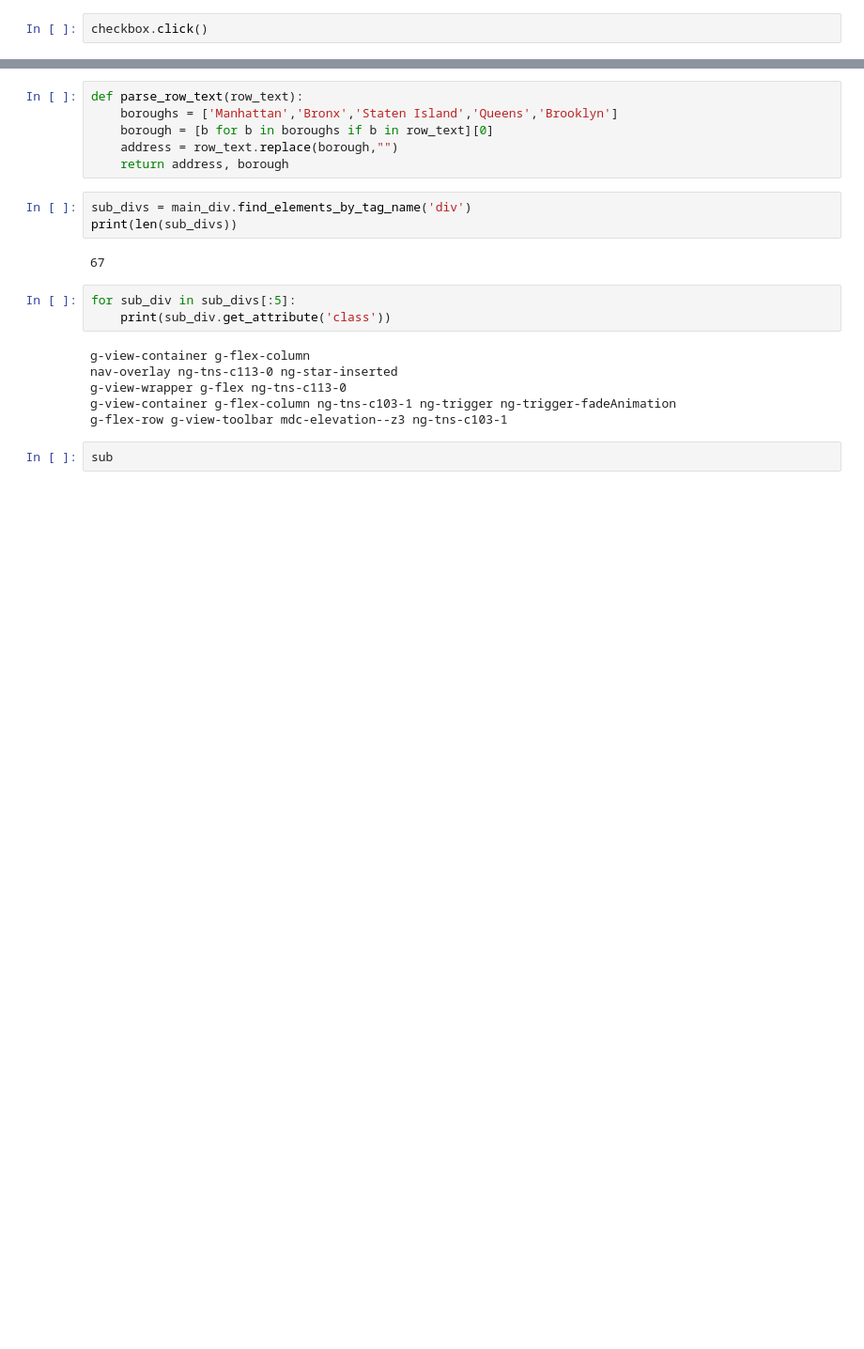
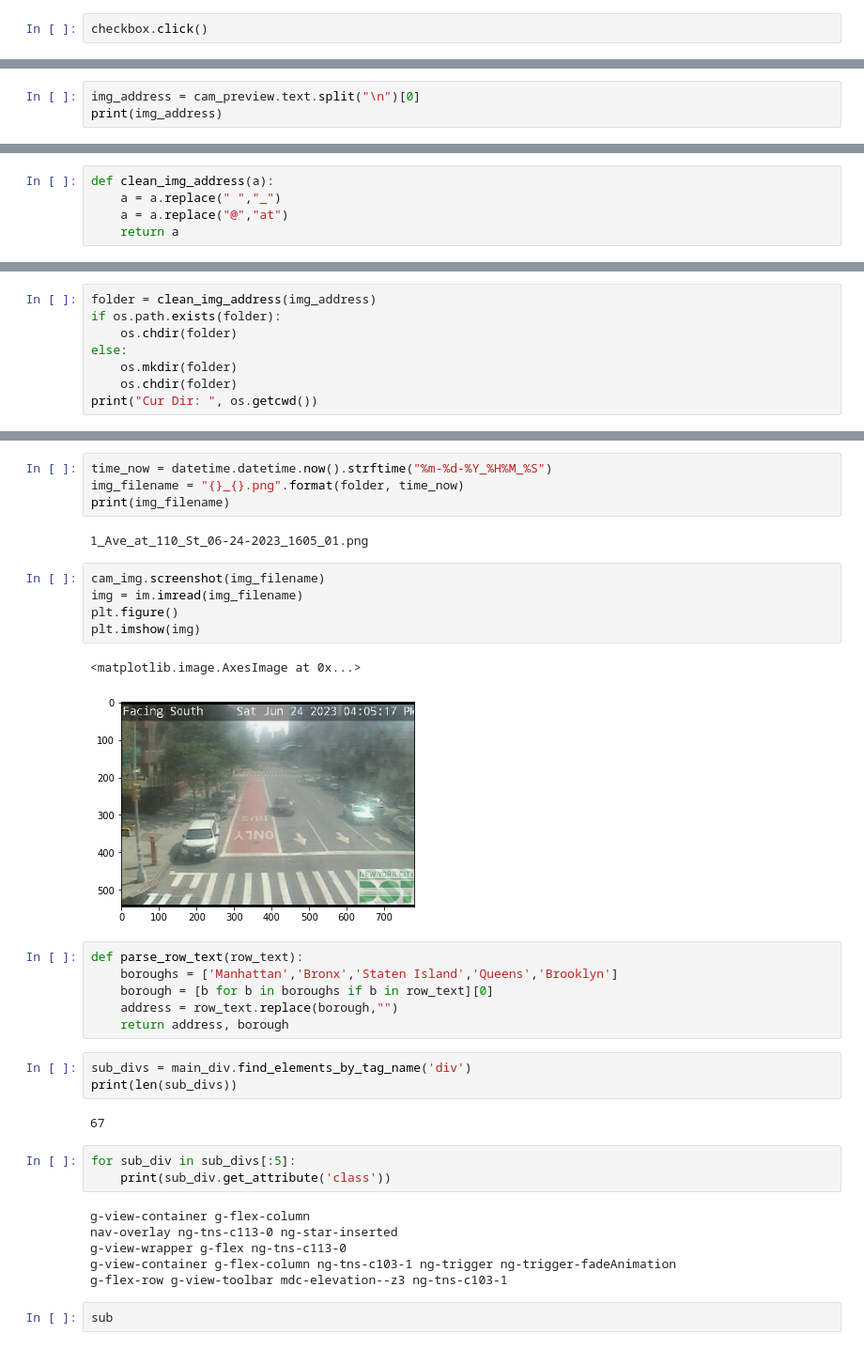
Before and after one commit to Matthew-Mitchell/NYC511_CameraScrape, a Jupyter notebook: Intro_to_Scraping_With_Python.ipynb, the cells around one changed output, grey strips where cells are left out. Shown at 94% size. Cells and saved outputs as stored; diff of their text form; blank space fills up the shorter version.

Commit message:
Adding first image scraper. Need to generalize to multiple cameras.

```diff
--- a/Intro_to_Scraping_With_Python.ipynb
+++ b/Intro_to_Scraping_With_Python.ipynb
@@ -131,0 +120,3 @@ checkbox.click()
+# %%
+img_address = cam_preview.text.split("\n")[0]
+print(img_address)
@@ -131,0 +125,5 @@ checkbox.click()
+# %%
+def clean_img_address(a):
+    a = a.replace(" ","_")
+    a = a.replace("@","at")
+    return a
@@ -131,0 +142,8 @@ checkbox.click()
+# %%
+folder = clean_img_address(img_address)
+if os.path.exists(folder):
+    os.chdir(folder)
+else:
+    os.mkdir(folder)
+    os.chdir(folder)
+print("Cur Dir: ", os.getcwd())
@@ -132,3 +180,17 @@ checkbox.click()
+# %%
+time_now = datetime.datetime.now().strftime("%m-%d-%Y_%H%M_%S")
+img_filename = "{}_{}.png".format(folder, time_now)
+print(img_filename)
+# %% [output]
+1_Ave_at_110_St_06-24-2023_1605_01.png
+# %%
+cam_img.screenshot(img_filename)
+img = im.imread(img_filename)
+plt.figure()
+plt.imshow(img)
+# %% [output]
+<matplotlib.image.AxesImage at 0x...>
+[figure, added]
 # %%
 def parse_row_text(row_text):
     boroughs = ['Manhattan','Bronx','Staten Island','Queens','Brooklyn']
```
Also changed, not shown: parts of 22 cells of this notebook.
